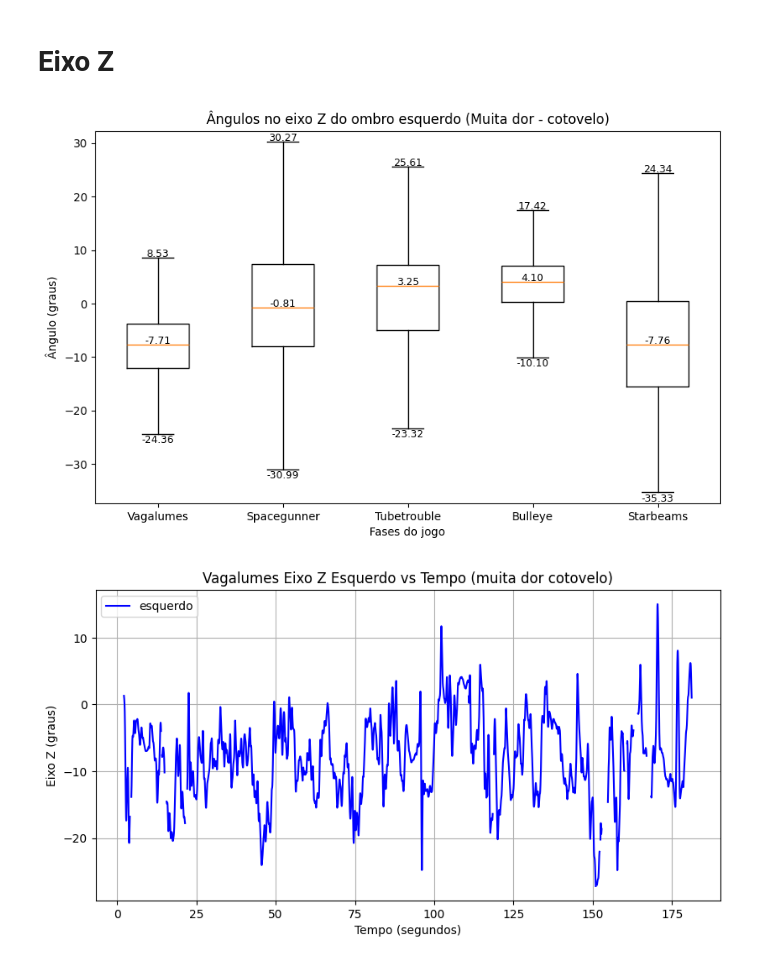
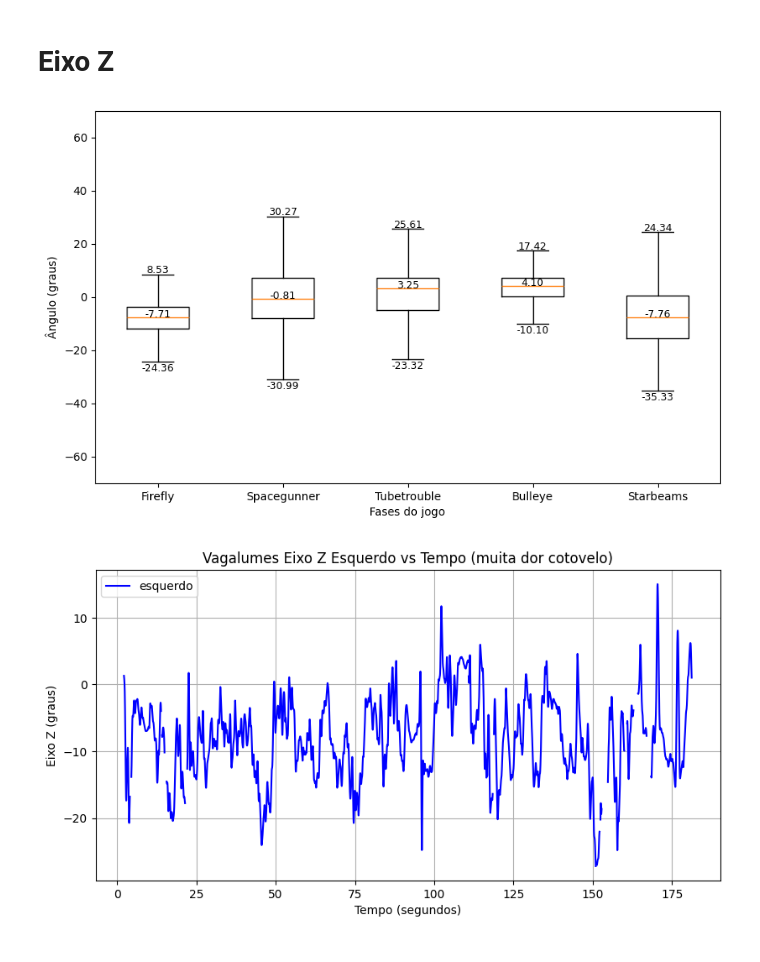
Before and after one commit to gagliotti/reach-analysis, a Jupyter notebook: MuitaDorCotovelo.ipynb, the cells around one changed output. Saved outputs shown, nothing was run; the diff lists cells and outputs as text; code cells hidden in the pictures.

```diff
--- a/MuitaDorCotovelo.ipynb
+++ b/MuitaDorCotovelo.ipynb
@@ -332,7 +311,7 @@ starbeamsEstatisticasAngulos = calcular_estatisticas_sem_outliers(starbeamsAngul
 
 todosAngulosSemNaN = [vagalumesAngulosSemNaN, spacegunnerAngulosSemNaN, tubetroubleAngulosSemNaN, bulleyAngulosSemNaN, starbeamsAngulosSemNaN]
 todosEstatisticasAngulos = [vagalumesEstatisticasAngulos, spacegunnerEstatisticasAngulos, tubetroubleEstatisticasAngulos, bulleyeEstatisticasAngulos, starbeamsEstatisticasAngulos]
-todosNomesFases = ['Vagalumes', 'Spacegunner', 'Tubetrouble','Bulleye', 'Starbeams']
+todosNomesFases = ['Firefly', 'Spacegunner', 'Tubetrouble','Bulleye', 'Starbeams']
 
 # Criar o boxplot sem exibir outliers
 fig, ax = plt.subplots(figsize=(10, 6))
@@ -343,25 +322,28 @@ ax.set_xticks(list(range(1,len(todosNomesFases)+1)))
 ax.set_xticklabels(todosNomesFases)
 
 # Ajustar os limites do eixo Y para incluir os bigodes corretos
-min_y = min(d["Mínimo"] for d in todosEstatisticasAngulos) - 2
-max_y = max(d["Máximo"] for d in todosEstatisticasAngulos) + 2
+#min_y = min(d["Mínimo"] for d in todosEstatisticasAngulos) - 2
+#max_y = max(d["Máximo"] for d in todosEstatisticasAngulos) + 2
+min_y = -70
+max_y = 70
 ax.set_ylim(min_y, max_y)
 
 # Adicionar valores dentro do gráfico com deslocamento para a direita
 deslocamento_x = 0.0  # Ajuste para mover as anotações para a direita
 for i, stats in enumerate(todosEstatisticasAngulos, start=1):
     #ax.text(i + deslocamento_x, stats["Média"], f'Média: {stats["Média"]:.2f}', ha='left', fontsize=10, color='blue')
-    ax.text(i + deslocamento_x, stats["Mediana"] + 0.2, f'{stats["Mediana"]:.2f}', ha='center', fontsize=9, color='black')
+    ax.text(i + deslocamento_x+ .37 , stats["Mediana"] + 0.2, f'{stats["Mediana"]:.2f}', ha='center', fontsize=9, color='black')
     #ax.text(i + deslocamento_x, stats["Q1"]+.2, f'{stats["Q1"]:.2f}', ha='center', fontsize=9, color='black')
     #ax.text(i + deslocamento_x +.05, stats["Q3"]+.2, f'{stats["Q3"]:.2f}', ha='left', fontsize=9, color='black')
-    ax.text(i + deslocamento_x, stats["Mínimo"] - 0.8, f'{stats["Mínimo"]:.2f}', ha='center', fontsize=9, color='black')  # Agora usa o whisker
+    ax.text(i + deslocamento_x, stats["Mínimo"] - 3.5, f'{stats["Mínimo"]:.2f}', ha='center', fontsize=9, color='black')  # Agora usa o whisker
     ax.text(i + deslocamento_x, stats["Máximo"] + 0.2, f'{stats["Máximo"]:.2f}', ha='center', fontsize=9, color='black')  # Agora usa o whisker
 
 # Define título
-plt.title("Ângulos no eixo Y do ombro esquerdo (muita dor cotovelo)")
+#plt.title("Ângulos no eixo Y do ombro esquerdo (muita dor cotovelo)")
 plt.ylabel("Ângulo (graus)")
 plt.xlabel("Fases do jogo")
 ax.yaxis.grid(False)
+plt.savefig('image5.tiff',  dpi=300, format='tiff', pil_kwargs={"compression": "tiff_lzw"})
 
 # Exibir gráfico
 plt.show()
@@ -534,7 +516,7 @@ starbeamsEstatisticasAngulos = calcular_estatisticas_sem_outliers(starbeamsAngul
 
 todosAngulosSemNaN = [vagalumesAngulosSemNaN, spacegunnerAngulosSemNaN, tubetroubleAngulosSemNaN, bulleyAngulosSemNaN, starbeamsAngulosSemNaN]
 todosEstatisticasAngulos = [vagalumesEstatisticasAngulos, spacegunnerEstatisticasAngulos, tubetroubleEstatisticasAngulos, bulleyeEstatisticasAngulos, starbeamsEstatisticasAngulos]
-todosNomesFases = ['Vagalumes', 'Spacegunner', 'Tubetrouble','Bulleye', 'Starbeams']
+todosNomesFases = ['Firefly', 'Spacegunner', 'Tubetrouble','Bulleye', 'Starbeams']
 
 # Criar o boxplot sem exibir outliers
 fig, ax = plt.subplots(figsize=(10, 6))
@@ -545,8 +527,10 @@ ax.set_xticks(list(range(1,len(todosNomesFases)+1)))
 ax.set_xticklabels(todosNomesFases)
 
 # Ajustar os limites do eixo Y para incluir os bigodes corretos
-min_y = min(d["Mínimo"] for d in todosEstatisticasAngulos) - 2
-max_y = max(d["Máximo"] for d in todosEstatisticasAngulos) + 2
+#min_y = min(d["Mínimo"] for d in todosEstatisticasAngulos) - 2
+#max_y = max(d["Máximo"] for d in todosEstatisticasAngulos) + 2
+min_y = -70
+max_y = 70
 ax.set_ylim(min_y, max_y)
 
 # Adicionar valores dentro do gráfico com deslocamento para a direita
@@ -556,15 +540,16 @@ for i, stats in enumerate(todosEstatisticasAngulos, start=1):
     ax.text(i + deslocamento_x, stats["Mediana"] + 0.2, f'{stats["Mediana"]:.2f}', ha='center', fontsize=9, color='black')
     #ax.text(i + deslocamento_x, stats["Q1"]+.2, f'{stats["Q1"]:.2f}', ha='center', fontsize=9, color='black')
     #ax.text(i + deslocamento_x +.05, stats["Q3"]+.2, f'{stats["Q3"]:.2f}', ha='left', fontsize=9, color='black')
-    ax.text(i + deslocamento_x, stats["Mínimo"] - 1.3, f'{stats["Mínimo"]:.2f}', ha='center', fontsize=9, color='black')  # Agora usa o whisker
+    ax.text(i + deslocamento_x, stats["Mínimo"] - 3.5, f'{stats["Mínimo"]:.2f}', ha='center', fontsize=9, color='black')  # Agora usa o whisker
     ax.text(i + deslocamento_x, stats["Máximo"] + 0.2, f'{stats["Máximo"]:.2f}', ha='center', fontsize=9, color='black')  # Agora usa o whisker
 
 # Define título
-plt.title("Ângulos no eixo X do ombro esquerdo (Muita dor - cotovelo)")
+#plt.title("Ângulos no eixo X do ombro esquerdo (Muita dor - cotovelo)")
 plt.ylabel("Ângulo (graus)")
 plt.xlabel("Fases do jogo")
 ax.yaxis.grid(False)
 
 # Exibir gráfico
+plt.savefig('image3.tiff',  dpi=300, format='tiff', pil_kwargs={"compression": "tiff_lzw"})
 plt.show()
 # %% [output]
@@ -736,41 +721,44 @@ starbeamsEstatisticasAngulos = calcular_estatisticas_sem_outliers(starbeamsAngul
 
 todosAngulosSemNaN = [vagalumesAngulosSemNaN, spacegunnerAngulosSemNaN, tubetroubleAngulosSemNaN, bulleyAngulosSemNaN, starbeamsAngulosSemNaN]
 todosEstatisticasAngulos = [vagalumesEstatisticasAngulos, spacegunnerEstatisticasAngulos, tubetroubleEstatisticasAngulos, bulleyeEstatisticasAngulos, starbeamsEstatisticasAngulos]
-todosNomesFases = ['Vagalumes', 'Spacegunner', 'Tubetrouble','Bulleye', 'Starbeams']
+todosNomesFases = ['Firefly', 'Spacegunner', 'Tubetrouble','Bulleye', 'Starbeams']
 
 # Criar o boxplot sem exibir outliers
 fig, ax = plt.subplots(figsize=(10, 6))
 box = ax.boxplot(todosAngulosSemNaN, whis=1.5, showfliers=False, patch_artist=False, notch=False,)
 
 # Ajustar rótulos do eixo X
 ax.set_xticks(list(range(1,len(todosNomesFases)+1)))
 ax.set_xticklabels(todosNomesFases)
 
 # Ajustar os limites do eixo Y para incluir os bigodes corretos
-min_y = min(d["Mínimo"] for d in todosEstatisticasAngulos) - 2
-max_y = max(d["Máximo"] for d in todosEstatisticasAngulos) + 2
+#min_y = min(d["Mínimo"] for d in todosEstatisticasAngulos) - 2
+#max_y = max(d["Máximo"] for d in todosEstatisticasAngulos) + 2
+min_y = -70
+max_y = 70
 ax.set_ylim(min_y, max_y)
 
 # Adicionar valores dentro do gráfico com deslocamento para a direita
 deslocamento_x = 0.0  # Ajuste para mover as anotações para a direita
 for i, stats in enumerate(todosEstatisticasAngulos, start=1):
     #ax.text(i + deslocamento_x, stats["Média"], f'Média: {stats["Média"]:.2f}', ha='left', fontsize=10, color='blue')
     ax.text(i + deslocamento_x, stats["Mediana"] + 0.2, f'{stats["Mediana"]:.2f}', ha='center', fontsize=9, color='black')
     #ax.text(i + deslocamento_x, stats["Q1"]+.2, f'{stats["Q1"]:.2f}', ha='center', fontsize=9, color='black')
     #ax.text(i + deslocamento_x +.05, stats["Q3"]+.2, f'{stats["Q3"]:.2f}', ha='left', fontsize=9, color='black')
-    ax.text(i + deslocamento_x, stats["Mínimo"] - 1.7, f'{stats["Mínimo"]:.2f}', ha='center', fontsize=9, color='black')  # Agora usa o whisker
-    ax.text(i + deslocamento_x, stats["Máximo"] + 0.2, f'{stats["Máximo"]:.2f}', ha='center', fontsize=9, color='black')  # Agora usa o whisker
+    ax.text(i + deslocamento_x, stats["Mínimo"] - 3.5, f'{stats["Mínimo"]:.2f}', ha='center', fontsize=9, color='black')  # Agora usa o whisker
+    ax.text(i + deslocamento_x, stats["Máximo"] + 0.5, f'{stats["Máximo"]:.2f}', ha='center', fontsize=9, color='black')  # Agora usa o whisker
 
 # Define título
-plt.title("Ângulos no eixo Z do ombro esquerdo (Muita dor - cotovelo)")
+#plt.title("Ângulos no eixo Z do ombro esquerdo (Muita dor - cotovelo)")
 plt.ylabel("Ângulo (graus)")
 plt.xlabel("Fases do jogo")
 ax.yaxis.grid(False)
 
 # Exibir gráfico
+plt.savefig('image7.tiff',  dpi=300, format='tiff', pil_kwargs={"compression": "tiff_lzw"})
 plt.show()
 # %% [output]
-[figure, old version]
+[figure, new version]
 # %%
 # plota vagalumes na linha do tempo
 
```
Also changed, not shown: parts of 6 cells of this notebook.
